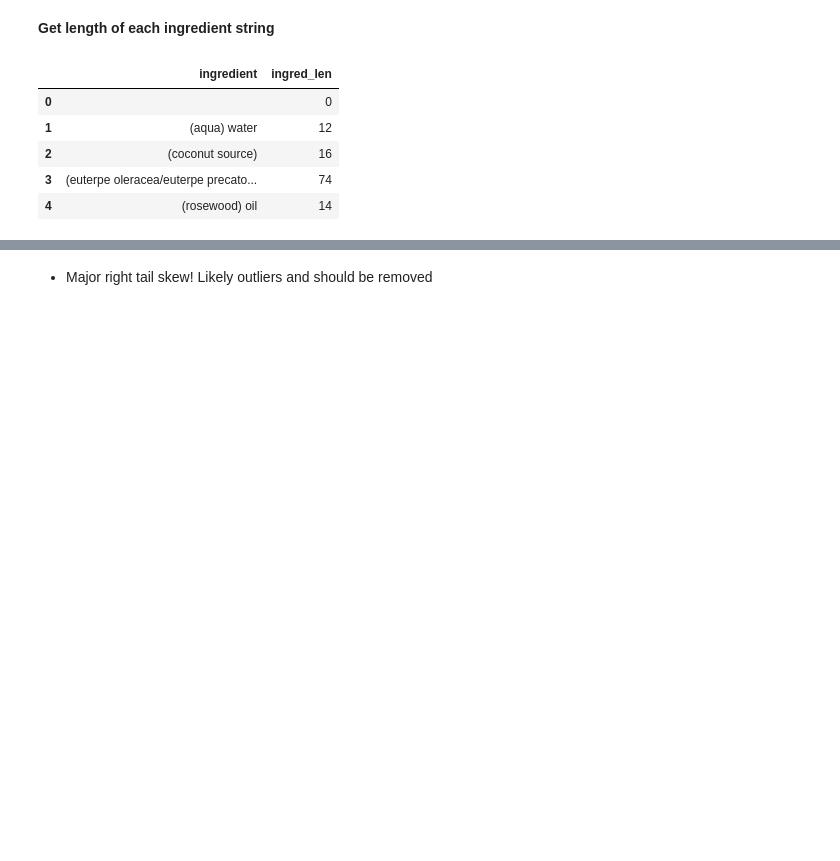
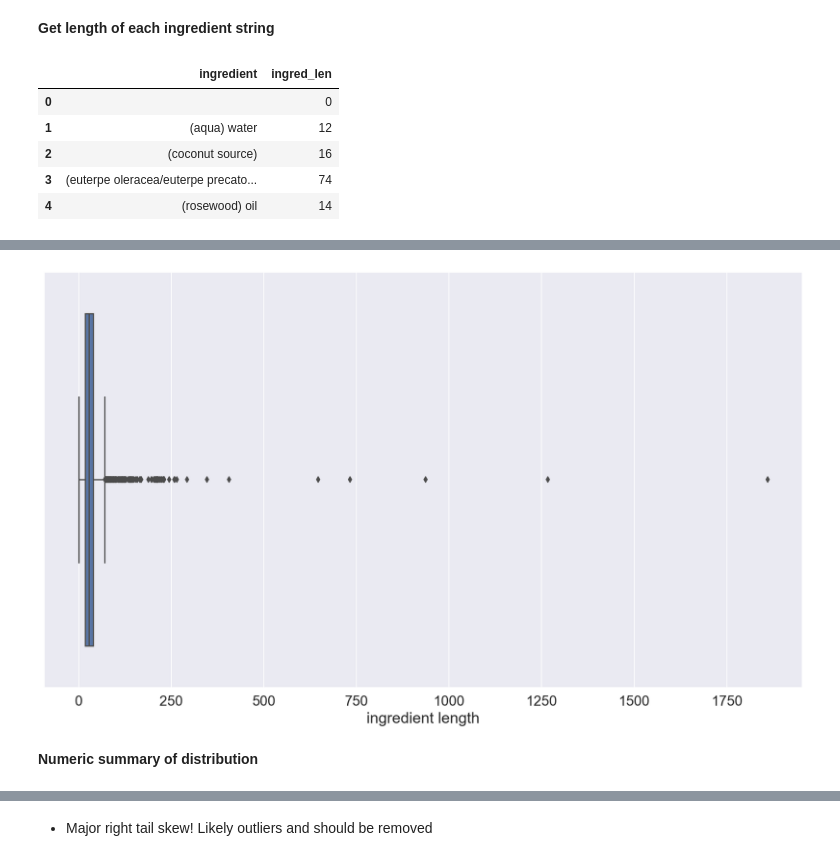
Before and after one commit to paulqsims/insight_project, a Jupyter notebook: notebooks/DataCleaning.ipynb, the cells around one changed output, grey strips where cells are left out. Saved outputs shown, nothing was run; the diff lists cells and outputs as text; code cells hidden in the pictures; blank space fills up the shorter version.

```diff
--- a/notebooks/DataCleaning.ipynb
+++ b/notebooks/DataCleaning.ipynb
@@ -489,0 +488,8 @@ test.describe()
+# %%
+fig2 = sns.boxplot(x=test['ingred_len'])
+plt.xlabel("ingredient length")
+plt.show(fig2)
+# %% [output]
+[figure, added]
+# %% [markdown]
+**Numeric summary of distribution**
```
Also changed, not shown: parts of 9 cells of this notebook.
